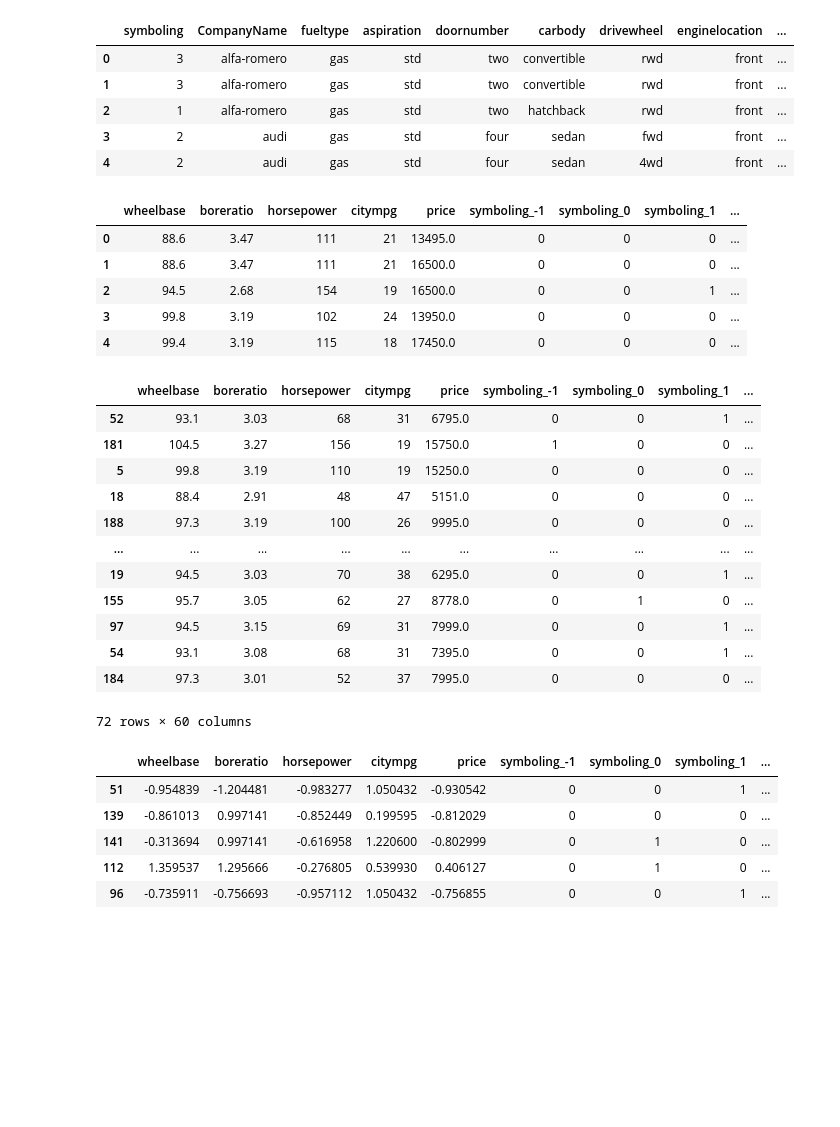
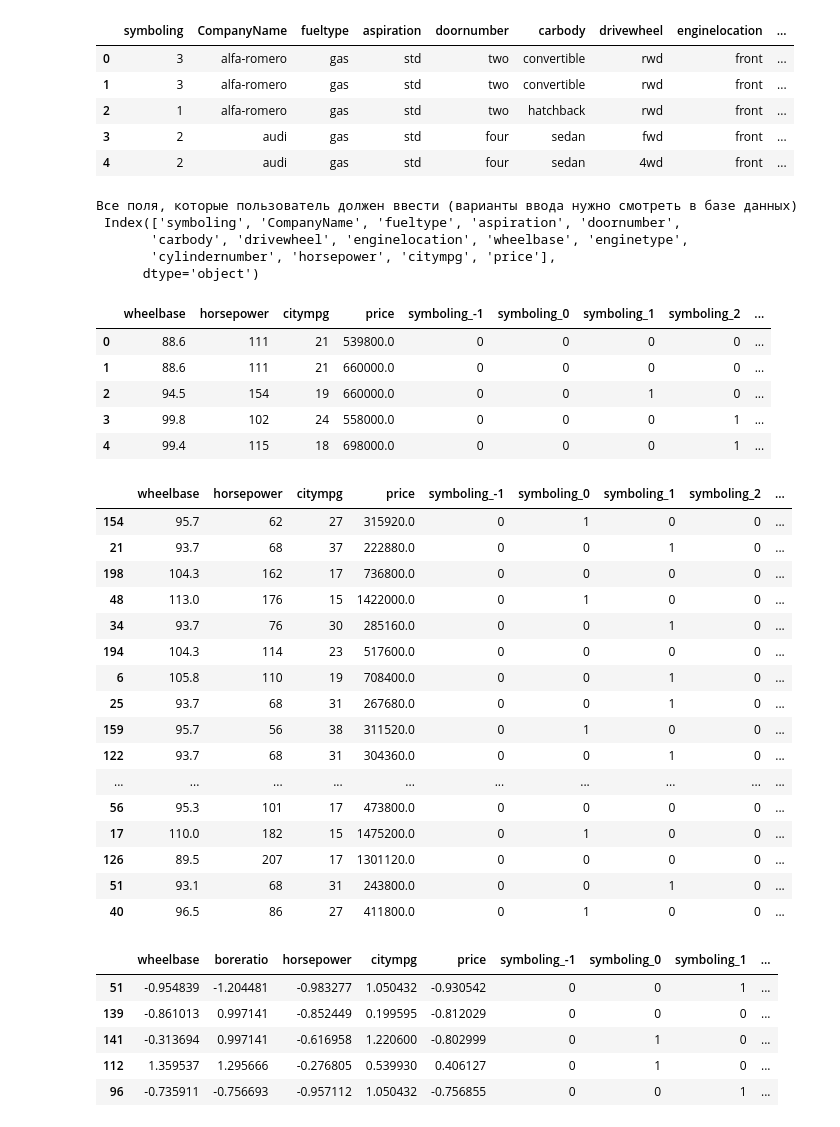
Before and after one commit to paradise900/Result_project_python, a Jupyter notebook: main.ipynb, the cells around one changed output. Cells and saved outputs as stored; diff of their text form; code cells hidden in the pictures; blank space fills up the shorter version.

```diff
--- a/main.ipynb
+++ b/main.ipynb
@@ -344,7 +344,7 @@ plt.show()
 # %% [markdown]
 ### На основании проведенного анализа, можно заметить, что некоторые данные не коррелируют со значением "Price", соответственно, мы можем исключить их из дальнейшего рассмотрения.
 # %%
-data = data.drop(['carheight', 'stroke', 'compressionratio', 'peakrpm', 'carlength', 'carwidth', 'curbweight', 'enginesize', 'highwaympg'], axis=1)
+data = data.drop(['carheight', 'stroke', 'compressionratio', 'peakrpm', 'carlength', 'carwidth', 'curbweight', 'enginesize', 'highwaympg', 'fuelsystem', 'boreratio'], axis=1)
 data.head()
 # %% [output]
 |  | symboling | CompanyName | fueltype | aspiration | doornumber | carbody | drivewheel | enginelocation | ... |
@@ -353,6 +353,14 @@ data.head()
 | 2 | 1 | alfa-romero | gas | std | two | hatchback | rwd | front | ... |
 | 3 | 2 | audi | gas | std | four | sedan | fwd | front | ... |
 | 4 | 2 | audi | gas | std | four | sedan | 4wd | front | ... |
+# %%
+print("Все поля, которые пользователь должен ввести (варианты ввода нужно смотреть в базе данных)\n", data.columns)
+# %% [output]
+Все поля, которые пользователь должен ввести (варианты ввода нужно смотреть в базе данных)
+ Index(['symboling', 'CompanyName', 'fueltype', 'aspiration', 'doornumber',
+       'carbody', 'drivewheel', 'enginelocation', 'wheelbase', 'enginetype',
+       'cylindernumber', 'horsepower', 'citympg', 'price'],
+      dtype='object')
 # %%
 def binary_dummy_replace(x):
     return x.map({
@@ -379,17 +387,17 @@ data = dummies('drivewheel', data)
 data = dummies('enginelocation', data)
 data = dummies('enginetype', data)
 data = dummies('cylindernumber', data)
-data = dummies('fuelsystem', data)
 # %%
 data *= 1
+data['price'] *= 40 # переводим цены по курсу
 data.head()
 # %% [output]
-|  | wheelbase | boreratio | horsepower | citympg | price | symboling_-1 | symboling_0 | symboling_1 | ... |
-| 0 | 88.6 | 3.47 | 111 | 21 | 13495.0 | 0 | 0 | 0 | ... |
-| 1 | 88.6 | 3.47 | 111 | 21 | 16500.0 | 0 | 0 | 0 | ... |
-| 2 | 94.5 | 2.68 | 154 | 19 | 16500.0 | 0 | 0 | 1 | ... |
-| 3 | 99.8 | 3.19 | 102 | 24 | 13950.0 | 0 | 0 | 0 | ... |
-| 4 | 99.4 | 3.19 | 115 | 18 | 17450.0 | 0 | 0 | 0 | ... |
+|  | wheelbase | horsepower | citympg | price | symboling_-1 | symboling_0 | symboling_1 | symboling_2 | ... |
+| 0 | 88.6 | 111 | 21 | 539800.0 | 0 | 0 | 0 | 0 | ... |
+| 1 | 88.6 | 111 | 21 | 660000.0 | 0 | 0 | 0 | 0 | ... |
+| 2 | 94.5 | 154 | 19 | 660000.0 | 0 | 0 | 1 | 0 | ... |
+| 3 | 99.8 | 102 | 24 | 558000.0 | 0 | 0 | 0 | 1 | ... |
+| 4 | 99.4 | 115 | 18 | 698000.0 | 0 | 0 | 0 | 1 | ... |
 # %%
 from sklearn.model_selection import train_test_split
 
@@ -397,19 +405,23 @@ cars_train, cars_test = train_test_split(data, train_size=0.8, test_size=0.2, ra
 # %%
 cars_test
 # %% [output]
-|  | wheelbase | boreratio | horsepower | citympg | price | symboling_-1 | symboling_0 | symboling_1 | ... |
-| 52 | 93.1 | 3.03 | 68 | 31 | 6795.0 | 0 | 0 | 1 | ... |
-| 181 | 104.5 | 3.27 | 156 | 19 | 15750.0 | 1 | 0 | 0 | ... |
-| 5 | 99.8 | 3.19 | 110 | 19 | 15250.0 | 0 | 0 | 0 | ... |
-| 18 | 88.4 | 2.91 | 48 | 47 | 5151.0 | 0 | 0 | 0 | ... |
-| 188 | 97.3 | 3.19 | 100 | 26 | 9995.0 | 0 | 0 | 0 | ... |
+|  | wheelbase | horsepower | citympg | price | symboling_-1 | symboling_0 | symboling_1 | symboling_2 | ... |
+| 154 | 95.7 | 62 | 27 | 315920.0 | 0 | 1 | 0 | 0 | ... |
+| 21 | 93.7 | 68 | 37 | 222880.0 | 0 | 0 | 1 | 0 | ... |
+| 198 | 104.3 | 162 | 17 | 736800.0 | 0 | 0 | 0 | 0 | ... |
+| 48 | 113.0 | 176 | 15 | 1422000.0 | 0 | 1 | 0 | 0 | ... |
+| 34 | 93.7 | 76 | 30 | 285160.0 | 0 | 0 | 1 | 0 | ... |
+| 194 | 104.3 | 114 | 23 | 517600.0 | 0 | 0 | 0 | 0 | ... |
+| 6 | 105.8 | 110 | 19 | 708400.0 | 0 | 0 | 1 | 0 | ... |
+| 25 | 93.7 | 68 | 31 | 267680.0 | 0 | 0 | 1 | 0 | ... |
+| 159 | 95.7 | 56 | 38 | 311520.0 | 0 | 1 | 0 | 0 | ... |
+| 122 | 93.7 | 68 | 31 | 304360.0 | 0 | 0 | 1 | 0 | ... |
 | ... | ... | ... | ... | ... | ... | ... | ... | ... | ... |
-| 19 | 94.5 | 3.03 | 70 | 38 | 6295.0 | 0 | 0 | 1 | ... |
-| 155 | 95.7 | 3.05 | 62 | 27 | 8778.0 | 0 | 1 | 0 | ... |
-| 97 | 94.5 | 3.15 | 69 | 31 | 7999.0 | 0 | 0 | 1 | ... |
-| 54 | 93.1 | 3.08 | 68 | 31 | 7395.0 | 0 | 0 | 1 | ... |
-| 184 | 97.3 | 3.01 | 52 | 37 | 7995.0 | 0 | 0 | 0 | ... |
+| 56 | 95.3 | 101 | 17 | 473800.0 | 0 | 0 | 0 | 0 | ... |
+| 17 | 110.0 | 182 | 15 | 1475200.0 | 0 | 1 | 0 | 0 | ... |
+| 126 | 89.5 | 207 | 17 | 1301120.0 | 0 | 0 | 0 | 0 | ... |
+| 51 | 93.1 | 68 | 31 | 243800.0 | 0 | 0 | 1 | 0 | ... |
+| 40 | 96.5 | 86 | 27 | 411800.0 | 0 | 1 | 0 | 0 | ... |
-72 rows × 60 columns
 # %%
 # from sklearn.preprocessing import StandardScaler, scale
 
```
Also changed, not shown: parts of 7 cells of this notebook, 2 other files.
